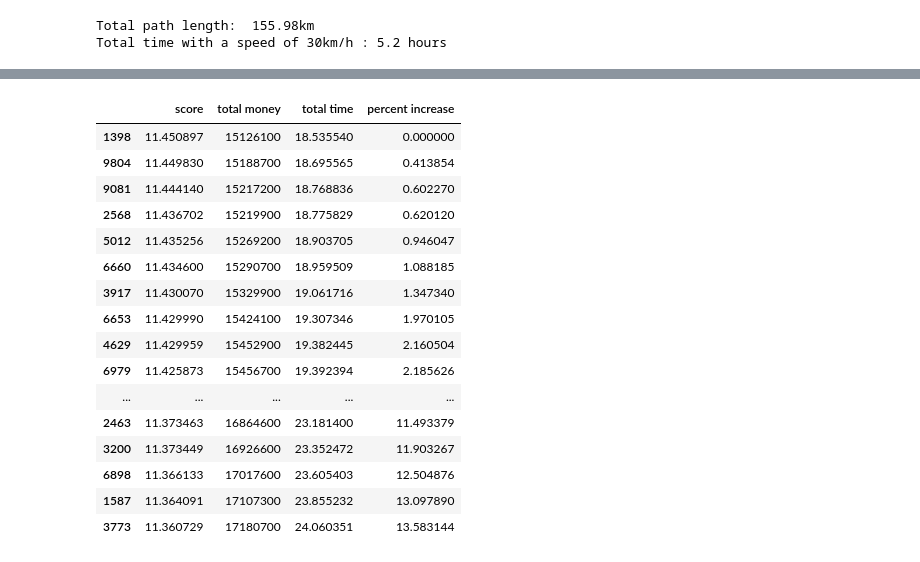
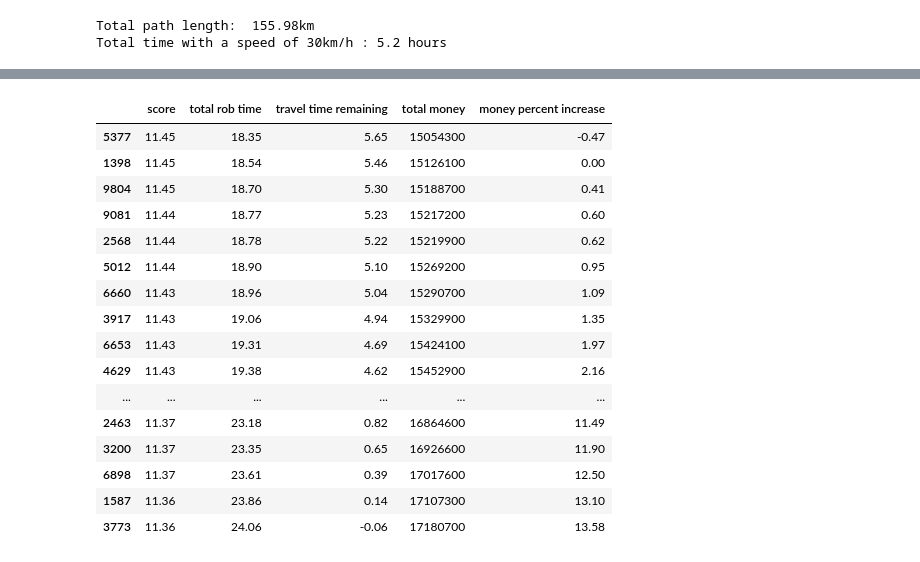
Before and after one commit to pavel-borovikov/algorithms_project, a Jupyter notebook: bank_heist.ipynb, the cells around one changed output, grey strips where cells are left out. Cells and saved outputs as stored; diff of their text form; code cells hidden in the pictures.

```diff
--- a/bank_heist.ipynb
+++ b/bank_heist.ipynb
@@ -189,32 +205,34 @@ Depending on the amount of travel time it is possible to save, the profits could
 # %%
 high_lim = 11.451
 low_lim = 11.36
 
 potential_best = df[df['score'] >= low_lim].sort_values('score', ascending=False)
+potential_best['score'] = potential_best['score'].apply(lambda x: round(x, 2))
 potential_best['total money'] = potential_best['money'].cumsum()
-potential_best['total time'] = potential_best['time (hr)'].cumsum()
+potential_best['total rob time'] = round(potential_best['time (hr)'].cumsum(), 2)
+potential_best['travel time remaining'] = round(24 - potential_best['total rob time'], 2)
 
 # percentage increase from the total money earned from solution
-potential_best['percent increase'] = potential_best['total money'] / path_info['money_earned'] * 100 - 100
+potential_best['money percent increase'] = round(potential_best['total money'] / path_info['money_earned'] * 100 - 100, 2)
 
 chunk = potential_best[potential_best['score'] <= high_lim]
 
-chunk[['score', 'total money', 'total time', 'percent increase']]
+chunk[['score', 'total rob time', 'travel time remaining', 'total money', 'money percent increase']]
 # %% [output]
-|  | score | total money | total time | percent increase |
-| 1398 | 11.450897 | 15126100 | 18.535540 | 0.000000 |
-| 9804 | 11.449830 | 15188700 | 18.695565 | 0.413854 |
-| 9081 | 11.444140 | 15217200 | 18.768836 | 0.602270 |
-| 2568 | 11.436702 | 15219900 | 18.775829 | 0.620120 |
-| 5012 | 11.435256 | 15269200 | 18.903705 | 0.946047 |
-| 6660 | 11.434600 | 15290700 | 18.959509 | 1.088185 |
-| 3917 | 11.430070 | 15329900 | 19.061716 | 1.347340 |
-| 6653 | 11.429990 | 15424100 | 19.307346 | 1.970105 |
-| 4629 | 11.429959 | 15452900 | 19.382445 | 2.160504 |
-| 6979 | 11.425873 | 15456700 | 19.392394 | 2.185626 |
-| ... | ... | ... | ... | ... |
-| 2463 | 11.373463 | 16864600 | 23.181400 | 11.493379 |
-| 3200 | 11.373449 | 16926600 | 23.352472 | 11.903267 |
-| 6898 | 11.366133 | 17017600 | 23.605403 | 12.504876 |
-| 1587 | 11.364091 | 17107300 | 23.855232 | 13.097890 |
-| 3773 | 11.360729 | 17180700 | 24.060351 | 13.583144 |
+|  | score | total rob time | travel time remaining | total money | money percent increase |
+| 5377 | 11.45 | 18.35 | 5.65 | 15054300 | -0.47 |
+| 1398 | 11.45 | 18.54 | 5.46 | 15126100 | 0.00 |
+| 9804 | 11.45 | 18.70 | 5.30 | 15188700 | 0.41 |
+| 9081 | 11.44 | 18.77 | 5.23 | 15217200 | 0.60 |
+| 2568 | 11.44 | 18.78 | 5.22 | 15219900 | 0.62 |
+| 5012 | 11.44 | 18.90 | 5.10 | 15269200 | 0.95 |
+| 6660 | 11.43 | 18.96 | 5.04 | 15290700 | 1.09 |
+| 3917 | 11.43 | 19.06 | 4.94 | 15329900 | 1.35 |
+| 6653 | 11.43 | 19.31 | 4.69 | 15424100 | 1.97 |
+| 4629 | 11.43 | 19.38 | 4.62 | 15452900 | 2.16 |
+| ... | ... | ... | ... | ... | ... |
+| 2463 | 11.37 | 23.18 | 0.82 | 16864600 | 11.49 |
+| 3200 | 11.37 | 23.35 | 0.65 | 16926600 | 11.90 |
+| 6898 | 11.37 | 23.61 | 0.39 | 17017600 | 12.50 |
+| 1587 | 11.36 | 23.86 | 0.14 | 17107300 | 13.10 |
+| 3773 | 11.36 | 24.06 | -0.06 | 17180700 | 13.58 |
```
Also changed, not shown: parts of 1 cell of this notebook.
